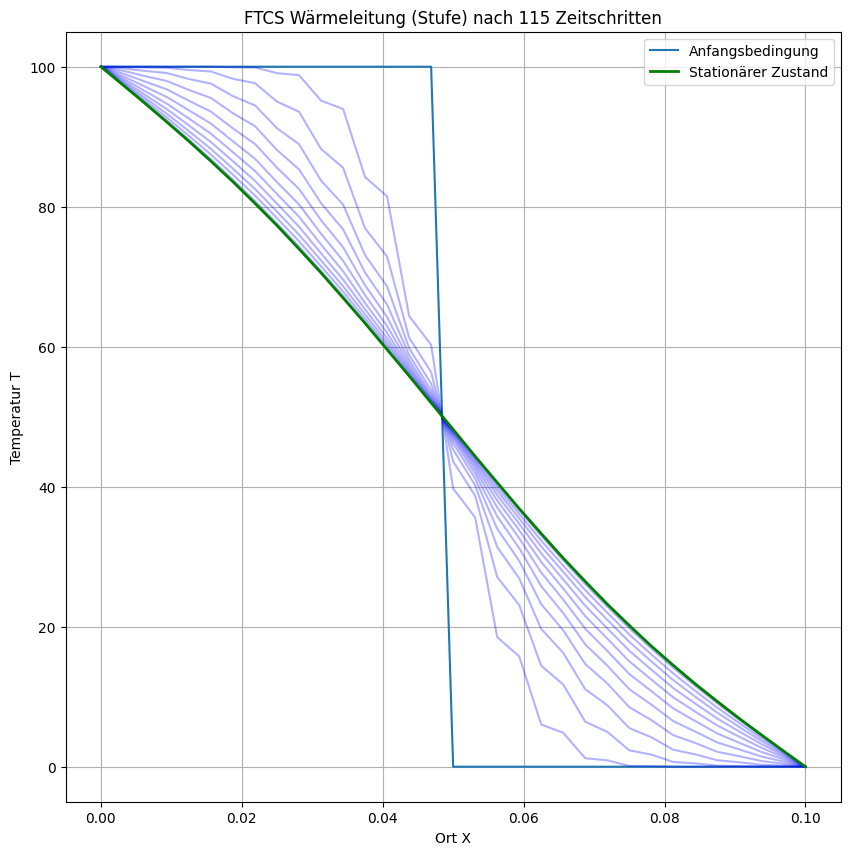
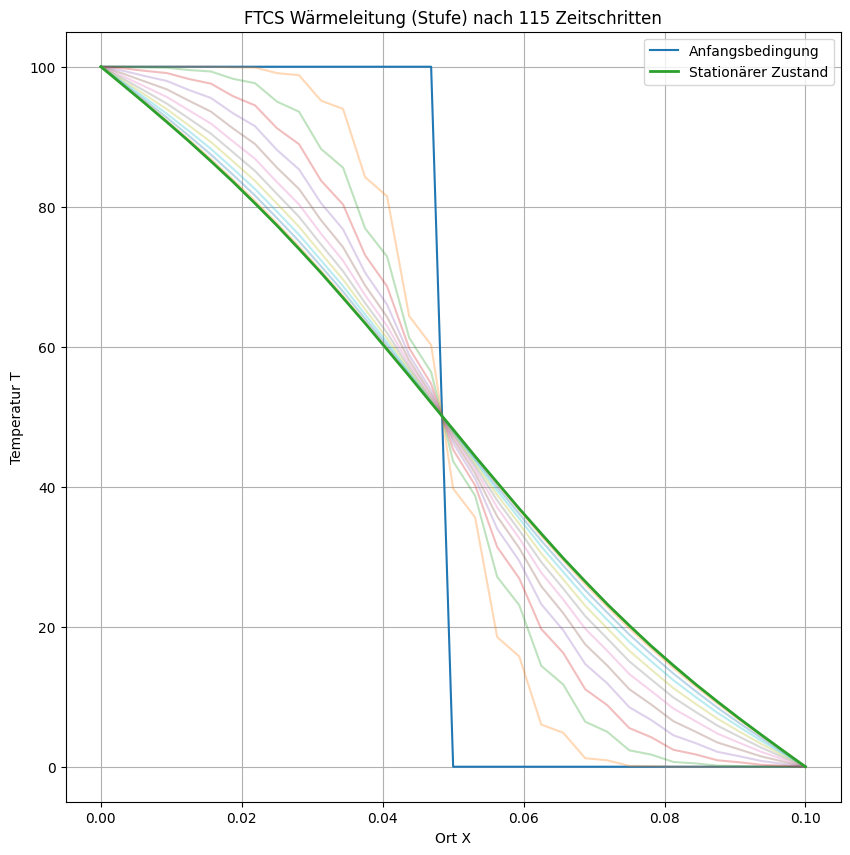
The notebook cell's code change between the first figure and the second:
--- before
+++ after
@@ -68,5 +68,5 @@
     schritte += 1
     if schritte % 10 == 0:
-        plt.plot(X, T[1], color="blue", alpha=0.3) # T[1] ist der neu berechnete Zustand
+        plt.plot(X, T[1], alpha=0.3) # T[1] ist der neu berechnete Zustand
         
     # 5. ERST JETZT das alte T[0] mit den Werten des neu berechneten Schritts (T[1]) überschreiben
@@ -74,5 +74,5 @@
 
 # Finalen Zustand zur Verdeutlichung grün einzeichnen
-plt.plot(X, T[1], color="green", label="Stationärer Zustand", linewidth=2)
+plt.plot(X, T[1], label="Stationärer Zustand", linewidth=2)
 plt.title(f"FTCS Wärmeleitung (Stufe) nach {schritte} Zeitschritten")
 plt.xlabel("Ort X")

Commit: aufgabe 1.2 done